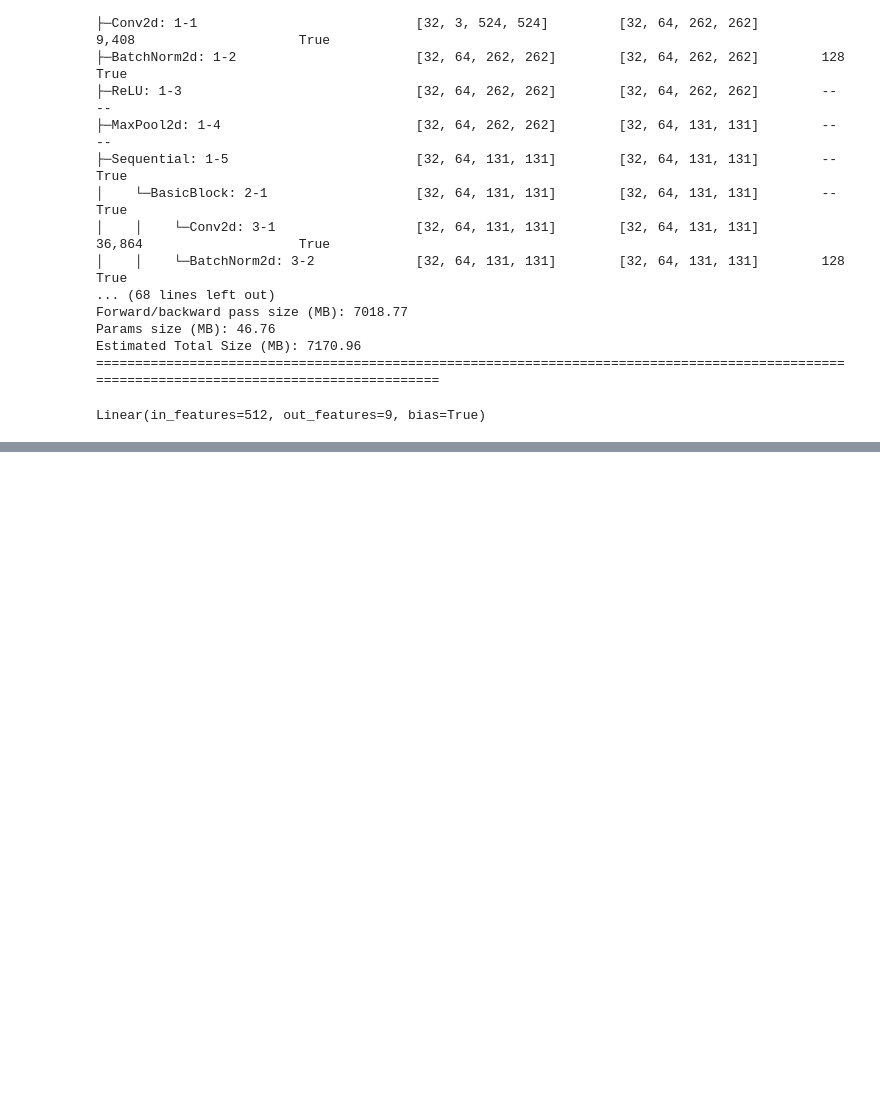
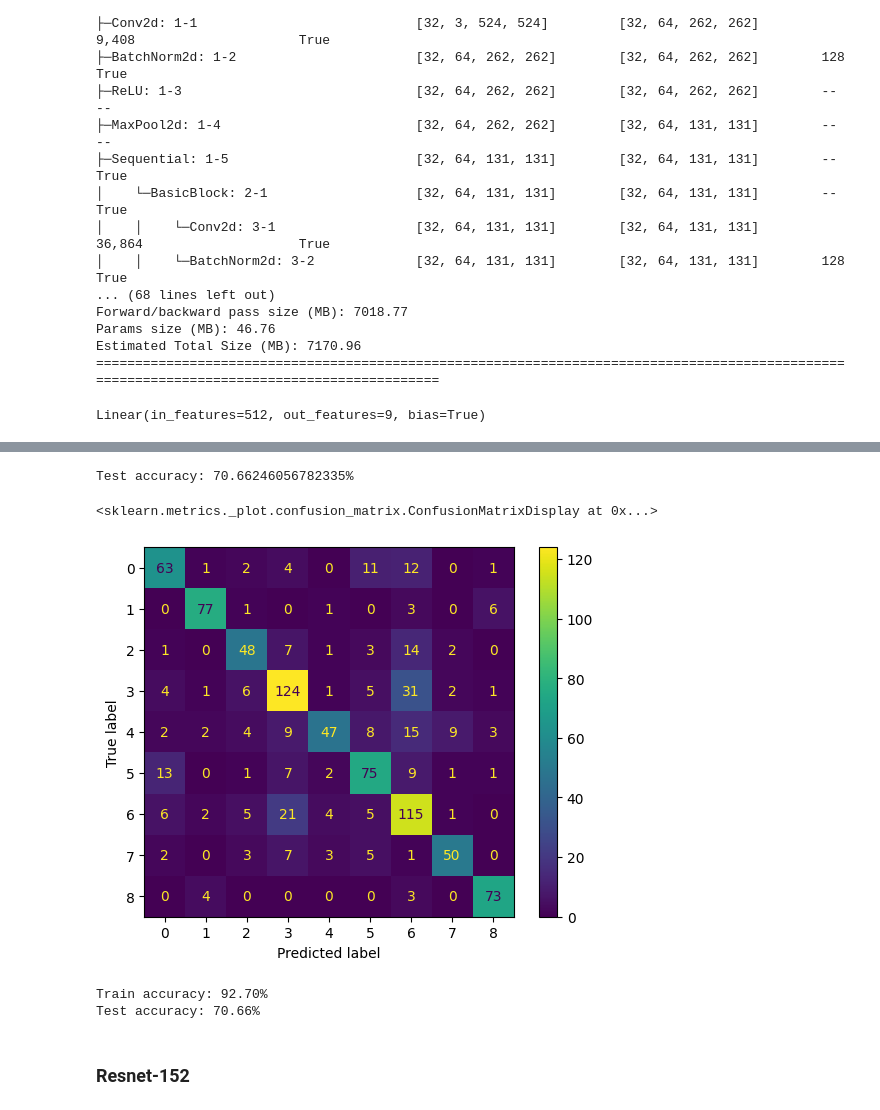
Before and after one commit to Warren-SJ/CNN-Assignment, a Jupyter notebook: cnn_assignment.ipynb, the cells around one changed output, grey strips where cells are left out. Drawn from its saved outputs; the diff is of its cells as text; code cells hidden in the pictures; blank space fills up the shorter version.

```diff
--- a/cnn_assignment.ipynb
+++ b/cnn_assignment.ipynb
@@ -412,0 +494,21 @@ Test accuracy: 79.50%
+# %%
+test_accuracy, test_predictions = calculate_accuracy(vgg_model, test_dataloader)
+print(f"Test accuracy: {test_accuracy}%")
+
+cm = confusion_matrix(test_targets, test_predictions.cpu())
+ConfusionMatrixDisplay(cm).plot()
+# %% [output]
+Test accuracy: 70.66246056782335%
+<sklearn.metrics._plot.confusion_matrix.ConfusionMatrixDisplay at 0x...>
+[figure, added]
+# %%
+train_accuracy,_ = calculate_accuracy(vgg_model, train_dataloader)
+test_accuracy,_ = calculate_accuracy(vgg_model, test_dataloader)
+
+print(f"Train accuracy: {train_accuracy:.2f}%")
+print(f"Test accuracy: {test_accuracy:.2f}%")
+# %% [output]
+Train accuracy: 92.70%
+Test accuracy: 70.66%
+# %% [markdown]
+### Resnet-152
```
Also changed, not shown: parts of 73 cells of this notebook.
